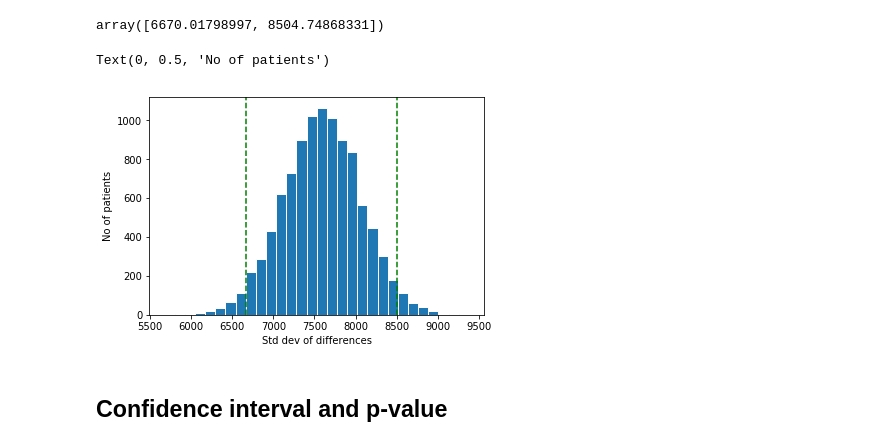
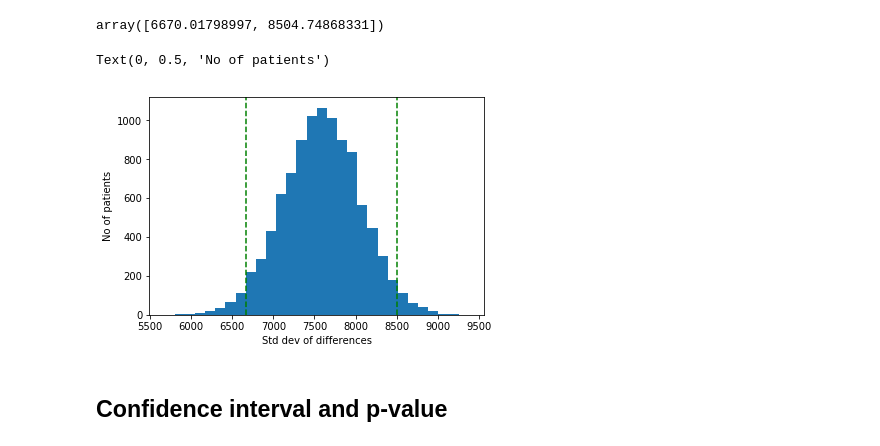
Before and after one commit to deepikasridhar/SpringBoard, a Jupyter notebook: inferential_statistics_2-Q.ipynb, the cells around one changed output. Drawn from its saved outputs; the diff is of its cells as text; code cells hidden in the pictures.

```diff
--- a/inferential_statistics_2-Q.ipynb
+++ b/inferential_statistics_2-Q.ipynb
@@ -76,14 +77,14 @@ conf_int
 # %% [output]
 array([6670.01798997, 8504.74868331])
 # %%
-plt.hist(diff_std_dev, bins=30,edgecolor='w')
+plt.hist(diff_std_dev, bins=30)
 plt.axvline(conf_int[0],color = 'green', linestyle='--')
 plt.axvline(conf_int[1],color = 'green', linestyle='--')
 plt.xlabel("Std dev of differences")
 plt.ylabel("No of patients")
 # %% [output]
 Text(0, 0.5, 'No of patients')
-[figure, old version]
+[figure, new version]
 # %% [markdown]
 ## Confidence interval and p-value
 # %% [markdown]
```
Also changed, not shown: parts of 12 cells of this notebook.
